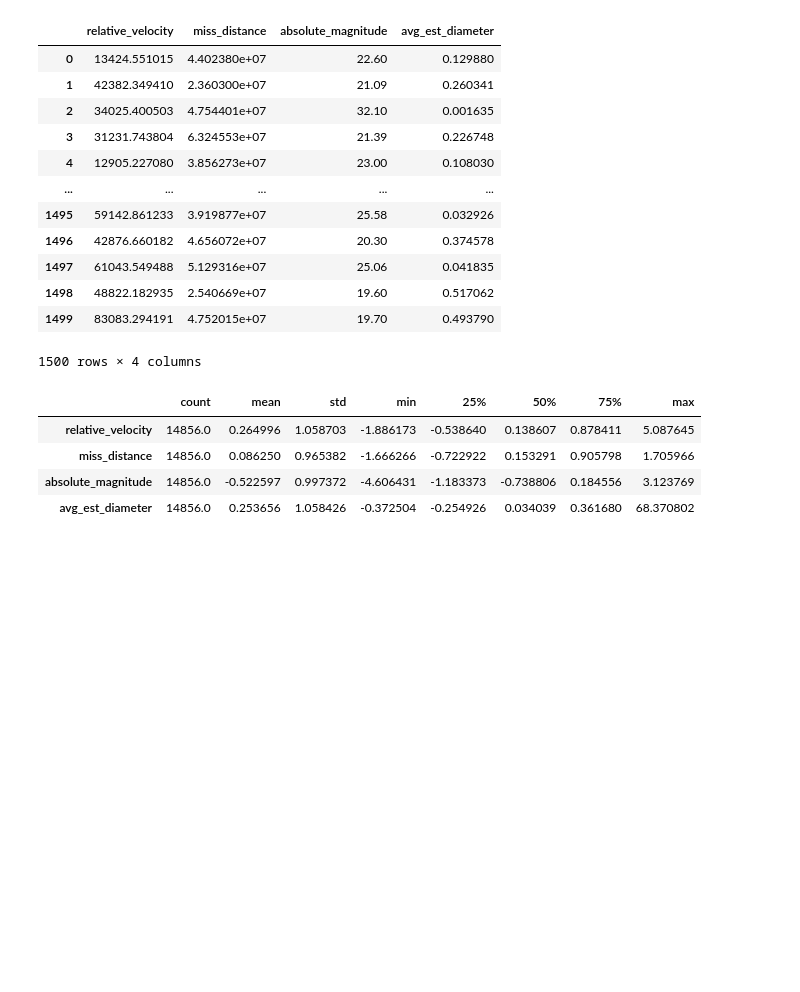
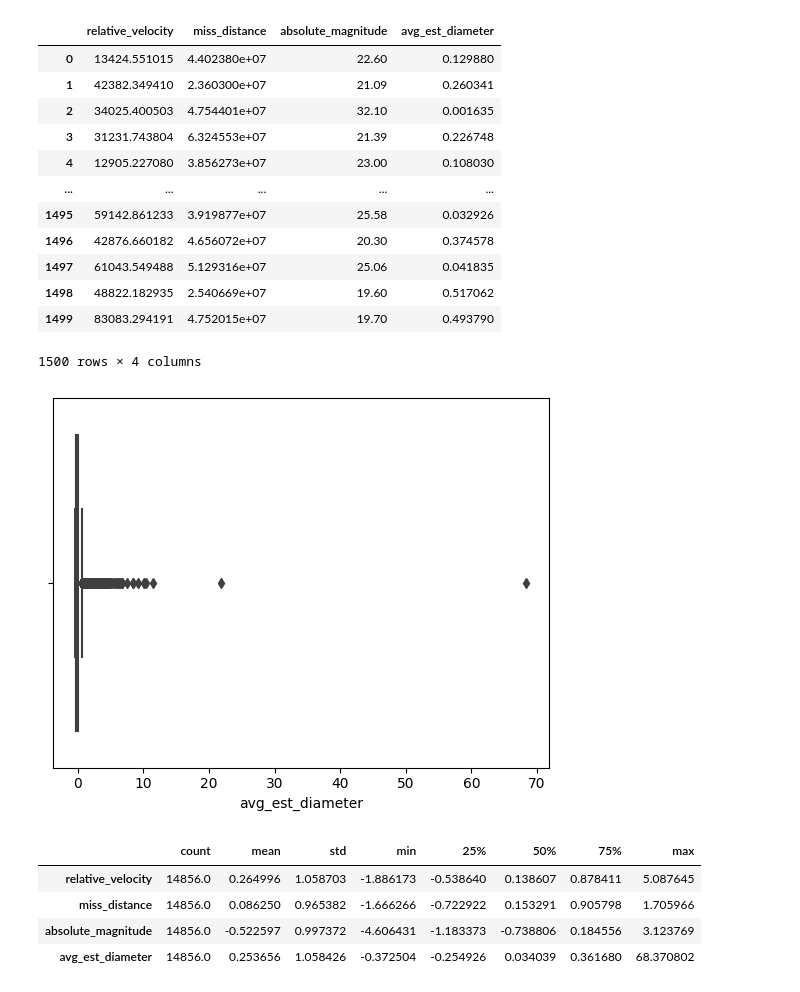
Before and after one commit to acse-ra922/evaluation-of-ensemble-methods-for-binary-classification, a Jupyter notebook: data_processing_pipeline/Untitled.ipynb, the cells around one changed output. Drawn from its saved outputs; the diff is of its cells as text; code cells hidden in the pictures; blank space fills up the shorter version.

```diff
--- a/data_processing_pipeline/Untitled.ipynb
+++ b/data_processing_pipeline/Untitled.ipynb
@@ -179,6 +193,11 @@ X_train, X_valid, y_train, y_valid = train_test_split(X,y, test_size=0.1,random_
 from imblearn.over_sampling import SMOTE
 smote = SMOTE(random_state=42)
 X_train, y_train = smote.fit_resample(X_train, y_train)
+# %%
+sns.boxplot(data=X, x='avg_est_diameter')
+plt.show()
+# %% [output]
+[figure, added]
 # %%
 X_train.describe().T
 # %% [output]
```
Also changed, not shown: parts of 5 cells of this notebook, 2 other files.
